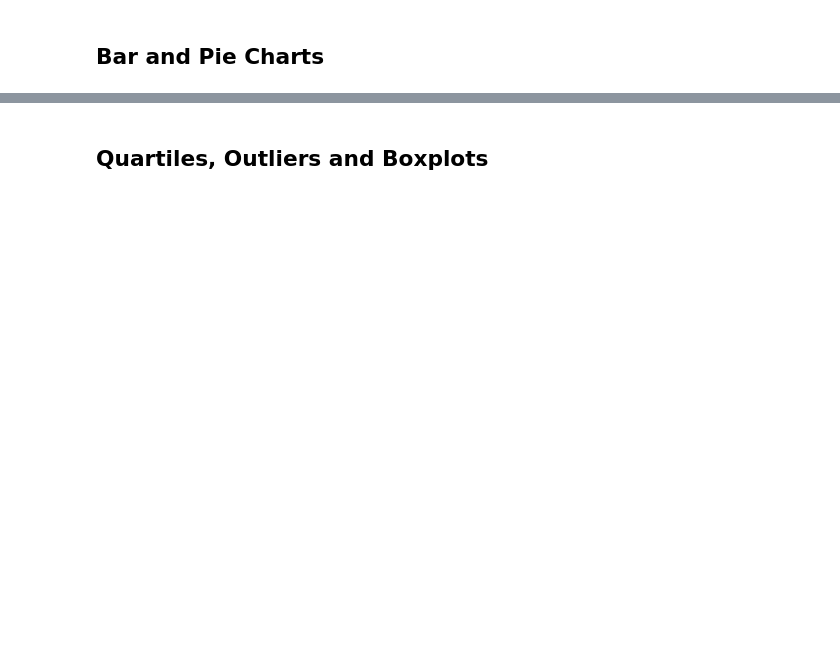
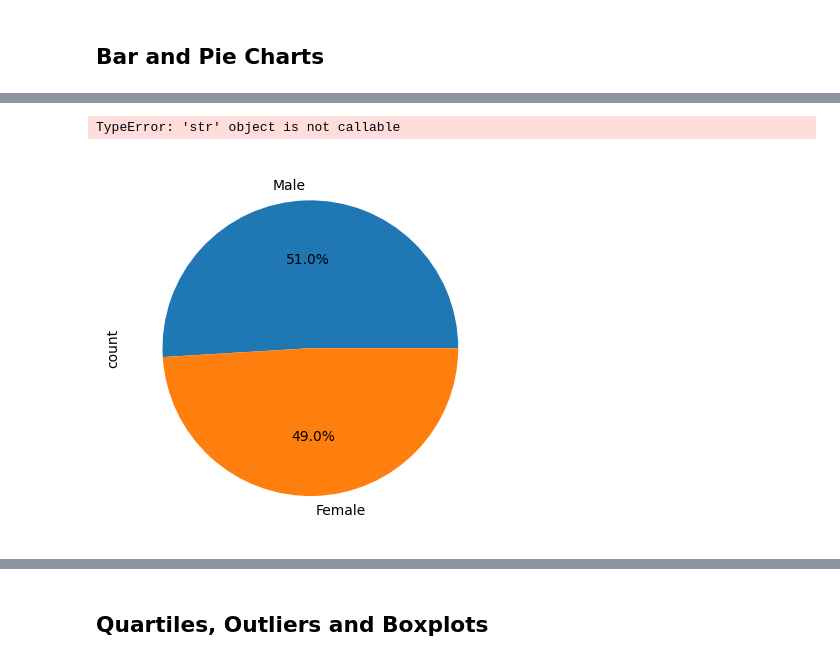
Before and after one commit to carsonnj/Pymaceuticals-Module-5-, a Jupyter notebook: pymaceuticals_Final_Code.ipynb, the cells around one changed output, grey strips where cells are left out. Saved outputs shown, nothing was run; the diff lists cells and outputs as text; code cells hidden in the pictures; blank space fills up the shorter version.

```diff
--- a/pymaceuticals_Final_Code.ipynb
+++ b/pymaceuticals_Final_Code.ipynb
@@ -144,4 +202,11 @@ summary_stats_table
 # %%
 # Generate a pie plot showing the distribution of female versus male mice using Pandas
+gender_data = clean_df["Sex"].value_counts()
+gender_data.plot.pie(autopct= "%1.1f%%")
+plt.title("Female vs. Male Mice")
+plt.show()
+# %% [output]
+TypeError: 'str' object is not callable
+[figure, added]
 # %%
 # Generate a pie plot showing the distribution of female versus male mice using pyplot
```
Also changed, not shown: parts of 17 cells of this notebook.
